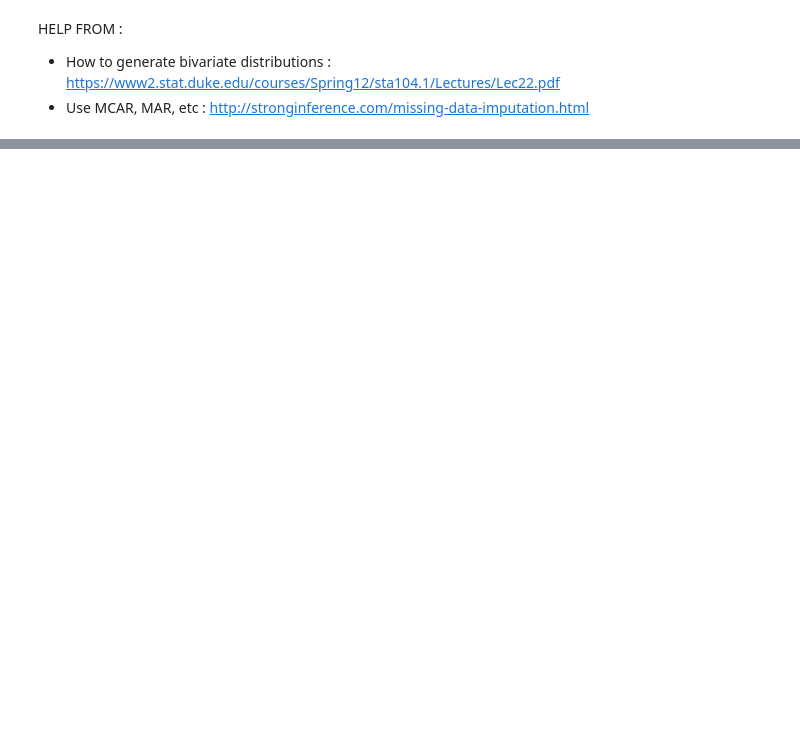
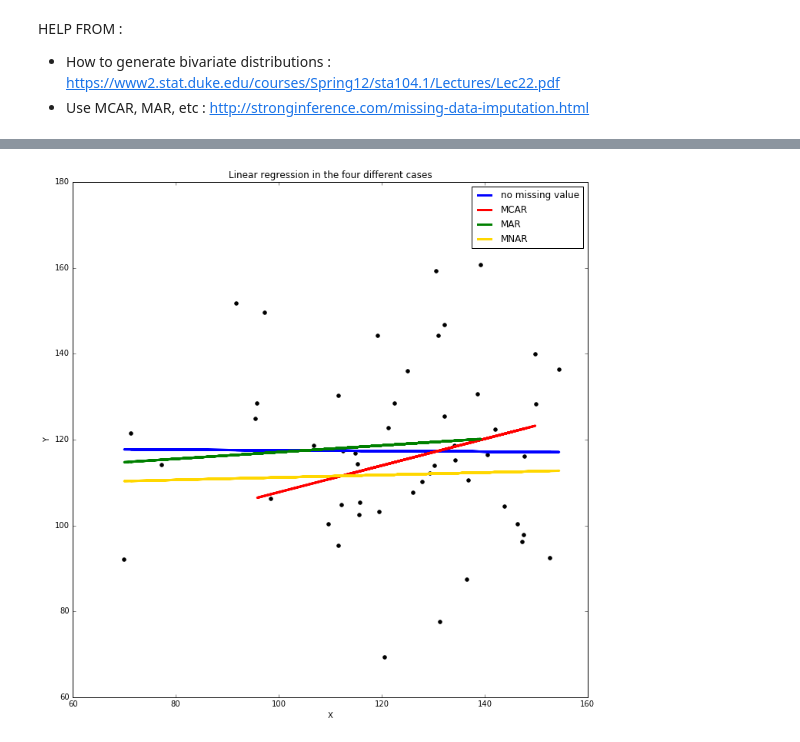
Before and after one commit to mluisada/Machine-Learning, a Jupyter notebook: effect_of_missing_data.ipynb, the cells around one changed output, grey strips where cells are left out. Drawn from its saved outputs; the diff is of its cells as text; code cells hidden in the pictures; blank space fills up the shorter version.

```diff
--- a/effect_of_missing_data.ipynb
+++ b/effect_of_missing_data.ipynb
@@ -5,16 +15,7 @@ HELP FROM :
 # %%
-#### The effect of missing data ####
-
-import numpy as np
-from sklearn import linear_model
-import random
-import math
-import copy # in order to copy an array or list without modifying it
-
-
 ### a. Preliminaries
 mean = [125, 125]
-cov = [[625, 375], [375, 625]]
+cov = np.array([[625, 375], [375, 625]])
 
 
 ## STEP 1 : Generate 50 data points from the bivariate distribution
@@ -62,7 +63,6 @@ data_MCAR.resize(len(data_MCAR)//2, 2)
 
 X_MCAR = data_MCAR[:,0]
 X_MCAR = X_MCAR.reshape(len(X_MCAR),1)
-
 Y_MCAR = data_MCAR[:,1]
 
 lm_MCAR = linear_model.LinearRegression(fit_intercept=True)
@@ -75,6 +75,86 @@ print('.............................................\n \
 
 print('The coefficient corresponding to X is ' + str(lm_MCAR.fit(X_MCAR, Y_MCAR).coef_[0]))
 print('The intercept is ' + str(lm_MCAR.fit(X_MCAR, Y_MCAR).intercept_))
+
+
+
+## STEP 4 : Same question when using MAR model.
+data_MAR = np.empty((0,2))
+
+for i in range(50):
+    if data[0,i] <= 140:
+        data_MAR = np.append(data_MAR, data[:,i])
+
+data_MAR.resize(len(data_MAR)//2, 2)
+
+
+X_MAR = data_MAR[:,0]
+X_MAR = X_MAR.reshape(len(X_MAR),1)
+Y_MAR = data_MAR[:,1]
+
+lm_MAR = linear_model.LinearRegression(fit_intercept=True)
+lm_MAR.fit(X_MAR, Y_MAR)
+
+print('\n \n')
+print('..................................\n \
+      Missing At Random (MCAR) \
+      \n..................................')
+
+print('The coefficient corresponding to X is ' + str(lm_MAR.fit(X_MAR, Y_MAR).coef_[0]))
+print('The intercept is ' + str(lm_MAR.fit(X_MAR, Y_MAR).intercept_))
+
+
+## STEP 5 : Same question when using MNAR model.
+data_MNAR = np.empty((0,2))
+
+for i in range(50):
+    if data[1,i] <= 140:
+        data_MNAR = np.append(data_MNAR, data[:,i])
+
+data_MNAR.resize(len(data_MNAR)//2, 2)
+
+
+X_MNAR = data_MNAR[:,0]
+X_MNAR = X_MNAR.reshape(len(X_MNAR),1)
+Y_MNAR = data_MNAR[:,1]
+
+lm_MNAR = linear_model.LinearRegression(fit_intercept=True)
+lm_MNAR.fit(X_MNAR, Y_MNAR)
+
+print('\n \n')
+print('.........................................\n \
+      Missing Not At Random (MNAR) \
+      \n.........................................')
+
+print('The coefficient corresponding to X is ' + str(lm_MNAR.fit(X_MNAR, Y_MNAR).coef_[0]))
+print('The intercept is ' + str(lm_MNAR.fit(X_MNAR, Y_MNAR).intercept_) + '\n \n')
+
+
+## STEP 6 : Plot the best fit line for all points X for each of the 4 conditions above
+plt.figure(figsize = (12,12))
+
+plt.scatter(X, Y,  color='black')
+
+plt.plot(X, lm.predict(X), color='blue', label = 'no missing value', linewidth=3)
+plt.plot(X_MCAR, lm_MCAR.predict(X_MCAR), color='red', label = 'MCAR', linewidth=3)
+plt.plot(X_MAR, lm_MAR.predict(X_MAR), color='green', label = 'MAR', linewidth=3)
+plt.plot(X_MNAR, lm_MNAR.predict(X_MNAR), color='gold', label = 'MNAR', linewidth=3)
+
+plt.xticks()
+plt.yticks()
+
+plt.title('Linear regression in the four different cases')
+plt.xlabel('X')
+plt.ylabel('Y')
+plt.legend()
+plt.show()
+
+
+## STEP 7 : Comment on the best fit linesfor each of the regressions
+print('All four lines are different. The one with values that are MCAR has a negative slope, which means that we would think \
+      there is a negative correlation between X and Y, when in fact it is not the case. \
+      \nConcerning the MAR and MNAR curves, they have a positive slope as the original line. \
+      \nBut the intercept and slope values quite different.')
 # %% [output]
 .....................................................
        Linear regression with all observations
@@ -91,0 +176 @@ The intercept is 89.4902439806
+[figure, added]
```
Also changed, not shown: parts of 7 cells of this notebook.
